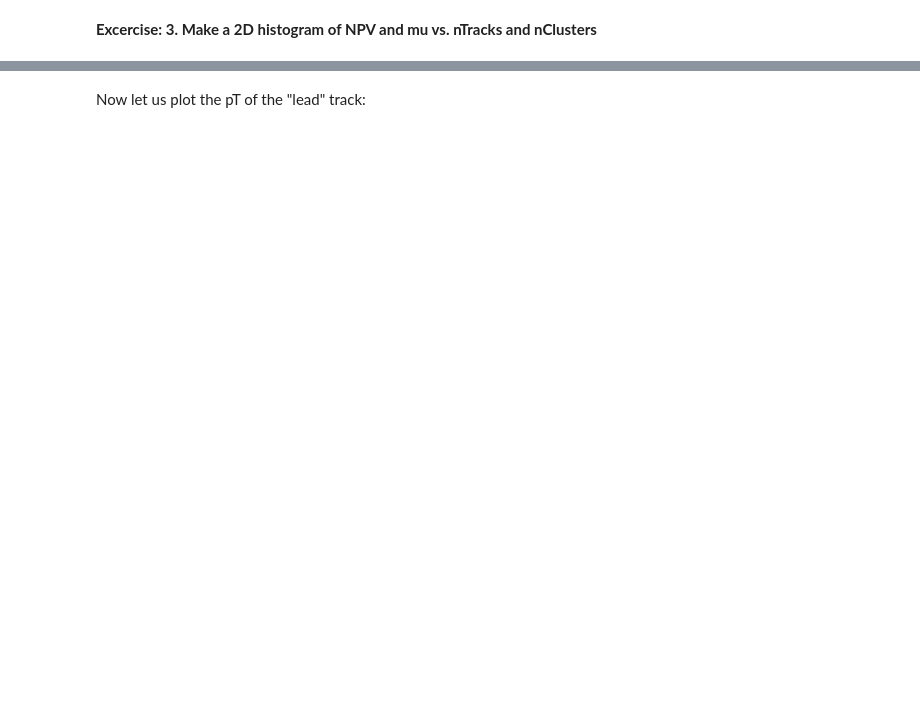
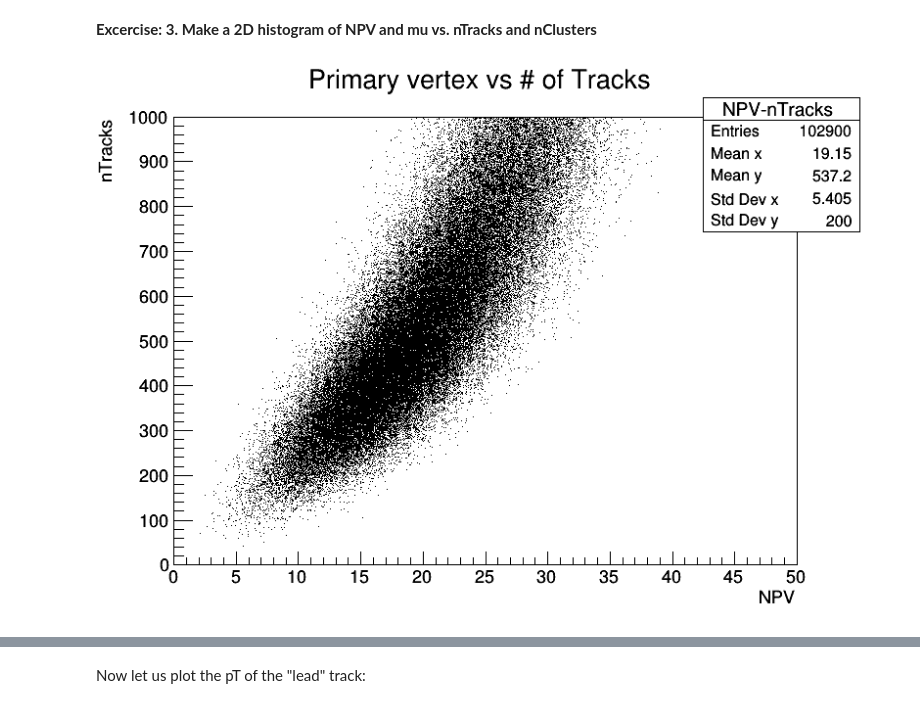
Before and after one commit to diordonezp/exp_particulas_2022-2, a Jupyter notebook: Clase_1/Tracks_Clusters.ipynb, the cells around one changed output, grey strips where cells are left out. Saved outputs shown, nothing was run; the diff lists cells and outputs as text; code cells hidden in the pictures; blank space fills up the shorter version.

```diff
--- a/Clase_1/Tracks_Clusters.ipynb
+++ b/Clase_1/Tracks_Clusters.ipynb
@@ -87,4 +88,4 @@ canvas.Draw("hist_npv")
     2. Make a 2D histogram of NPV vs. mu
 </b>
 # %%
-mu_hist=ROOT.TH1F("average interactions","Average Interactions per Bunch-crossing; mu-average ; Events ",50,0,100)
+hist_mu=ROOT.TH1F("average interactions","Average Interactions per Bunch-crossing; mu-average ; Events ",50,0,100)
@@ -93,6 +92,6 @@ Warning in <TFile::Append>: Replacing existing TH1: average interactions (Potent
 # %%
 for event in tree:
-    mu_hist.Fill(tree.mu_average)
+    hist_mu.Fill(tree.mu_average)
 
 print("Done!")
 # %% [output]
@@ -150,3 +152,14 @@ canvas.Draw()
 <b>Excercise:
     3. Make a 2D histogram of NPV and mu vs. nTracks and nClusters
 </b>
+# %%
+#histograma NPV vs nTRacks
+hist_NPV_nTracks=ROOT.TH2F("NPV-nTracks","Primary vertex vs # of Tracks;NPV;nTracks;events",50,0,50,50,0,1000)
+
+for event in tree:
+    hist_NPV_nTracks.Fill(tree.NPV,tree.Tracks_pt.size())
+
+hist_NPV_nTracks.Draw()
+canvas.Draw()
+# %% [output]
+[figure, added]
```
Also changed, not shown: parts of 31 cells of this notebook.
